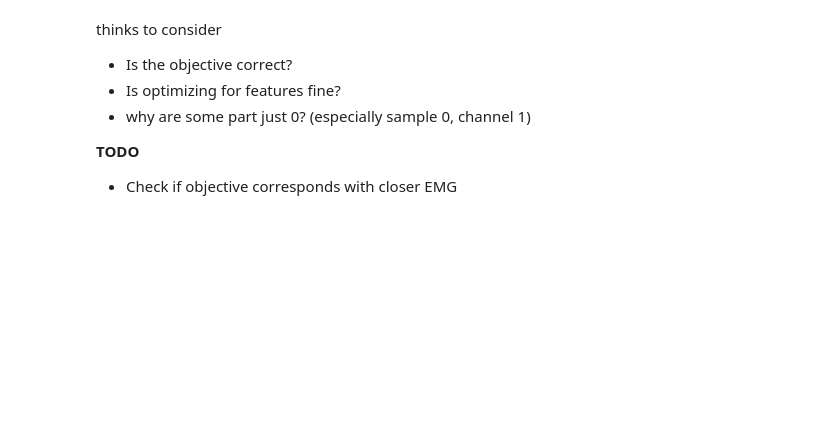
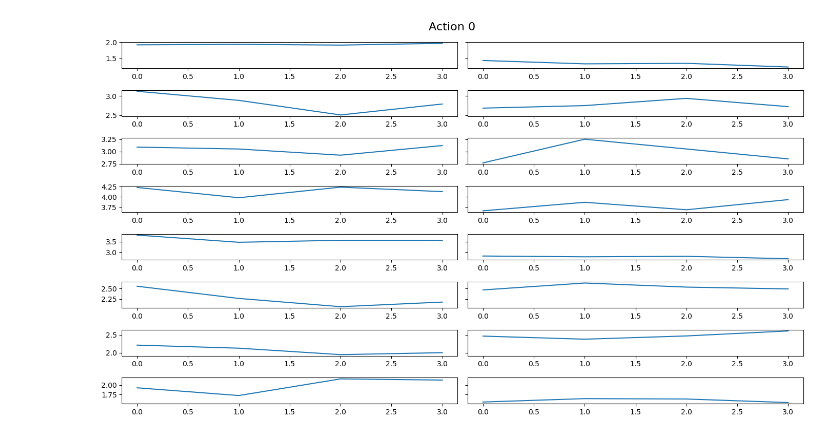
Before and after one commit to KilianFt/LIFT, a Jupyter notebook: notebooks/sim_vs_real_plotting.ipynb, the cells around one changed output. Drawn from its saved outputs; the diff is of its cells as text; code cells hidden in the pictures; blank space fills up the shorter version.

```diff
--- a/notebooks/sim_vs_real_plotting.ipynb
+++ b/notebooks/sim_vs_real_plotting.ipynb
@@ -59,8 +56,33 @@ plt.show()
-# %% [markdown]
-thinks to consider
-- Is the objective correct?
-- Is optimizing for features fine?
-- why are some part just 0? (especially sample 0, channel 1)
-
-**TODO**
-- Check if objective corresponds with closer EMG
+# %%
+from libemg.feature_extractor import FeatureExtractor
+
+def get_features(windows):
+    fe = FeatureExtractor()
+    feature_list = ['MAV', 'SSC', 'ZC', 'WL']
+    features = fe.extract_features(feature_list, windows)
+    features = np.stack(list(features.values()), axis=-1)
+    return features
+# %%
+features = get_features(flat_windows.numpy())
+sim_features = get_features(sim_windows.numpy())
+# %%
+n_consec_samples = 4
+n_action = 0
+n_channels = 8
+feat_idx = 3
+
+s_idx = n_action * n_consec_samples
+e_idx = (n_action + 1) * n_consec_samples
+
+action_features = features[s_idx:e_idx]
+sim_action_features = sim_features[s_idx:e_idx]
+
+fig, axs = plt.subplots(n_channels, 2, figsize=(14,8), sharey='row')
+for channel_idx in range(n_channels):
+    axs[channel_idx, 0].plot(action_features[:,channel_idx, feat_idx])
+    axs[channel_idx, 1].plot(sim_action_features[:,channel_idx, feat_idx])
+fig.suptitle(f'Action {n_action}', fontsize=16)
+plt.tight_layout()
+plt.show()
+# %% [output]
+[figure, added]
```
Also changed, not shown: parts of 7 cells of this notebook, 1 other file.
